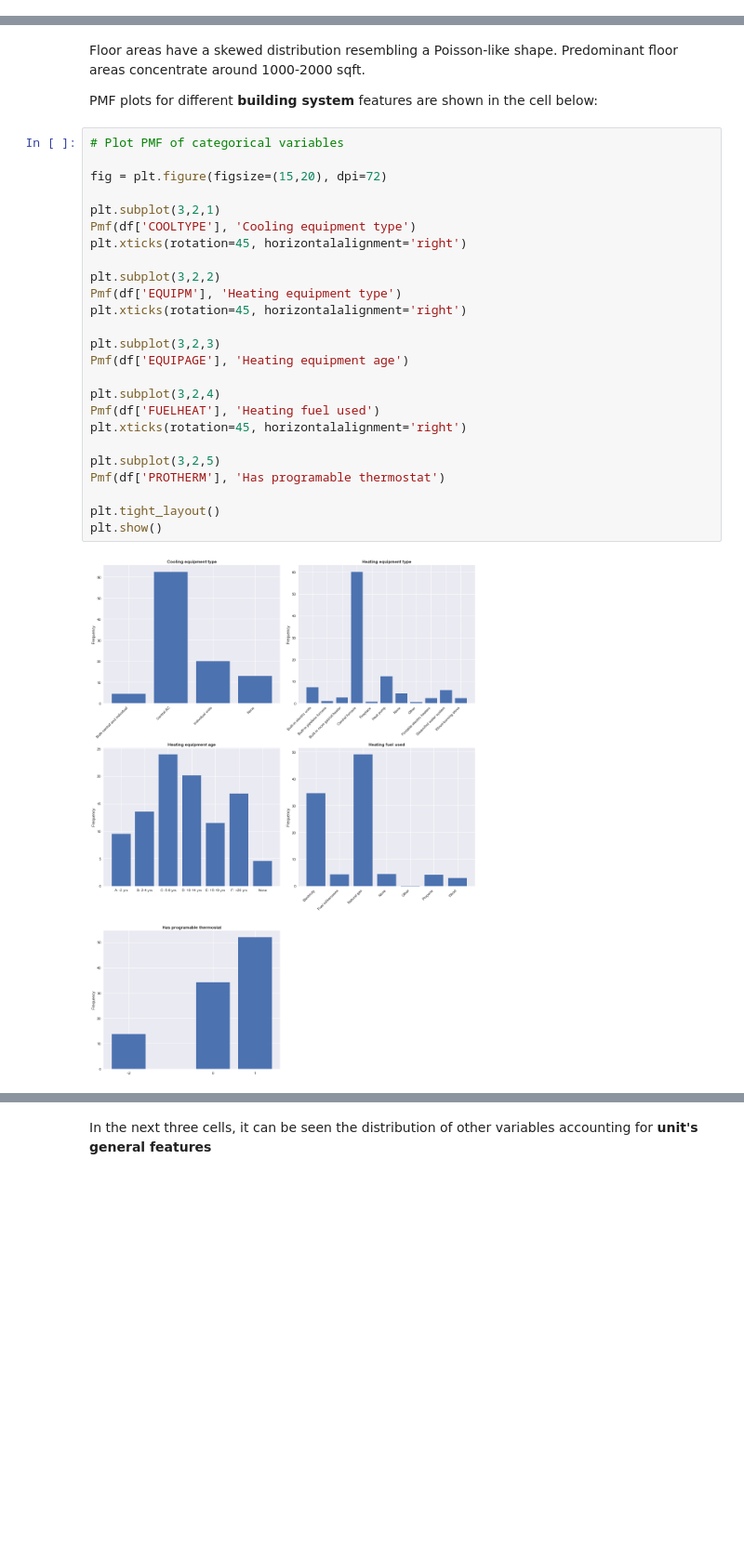
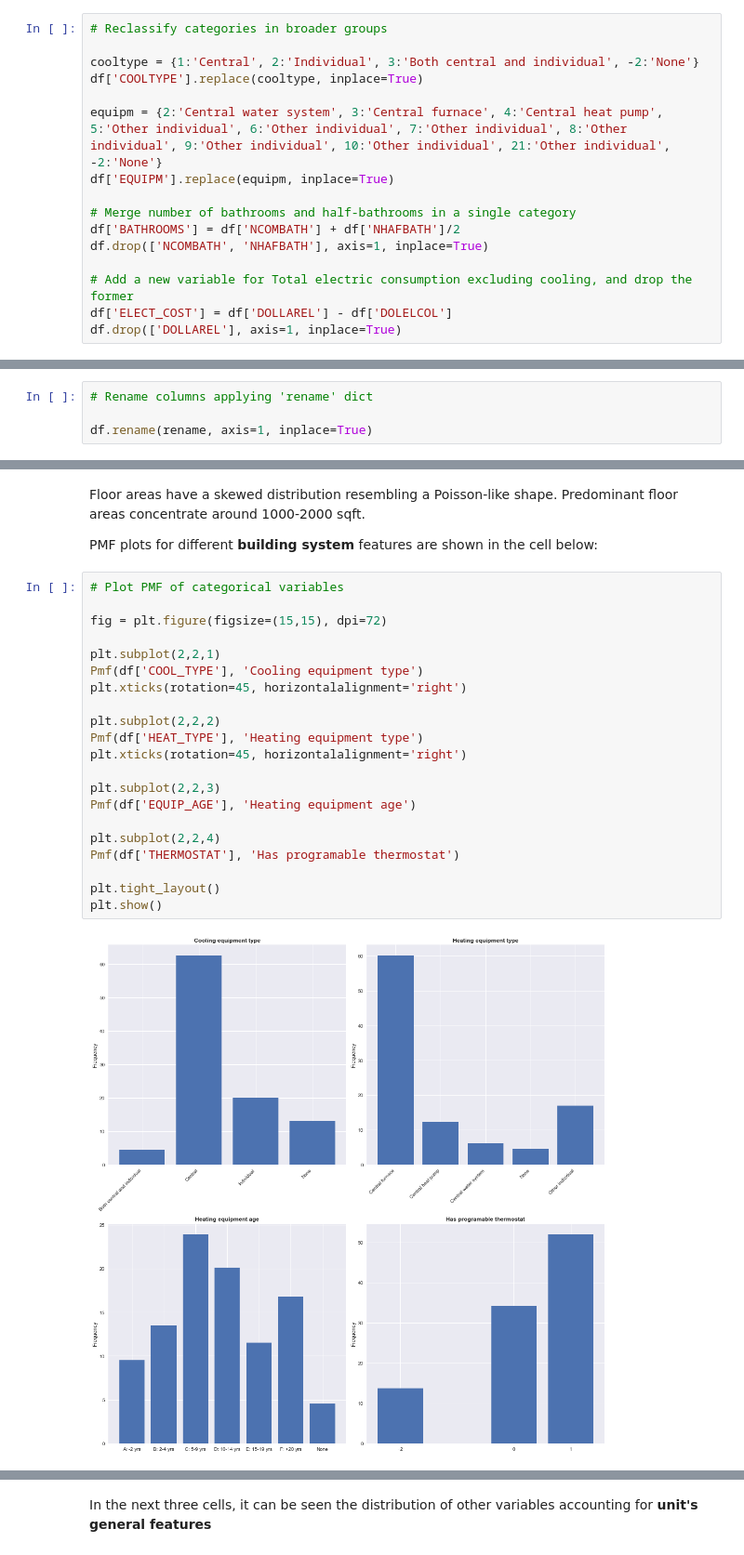
Before and after one commit to jvrnuno/Capstone-2, a Jupyter notebook: notebooks/1A_JNT_collection_and_inspection.ipynb, the cells around one changed output, grey strips where cells are left out. Shown: that part at 93% size. Cells and saved outputs as stored; diff of their text form; blank space fills up the shorter version.

Commit message:
Update code and comments, remove variables

```diff
--- a/notebooks/1A_JNT_collection_and_inspection.ipynb
+++ b/notebooks/1A_JNT_collection_and_inspection.ipynb
@@ -258,0 +209,16 @@ df['YEARMADERANGE'].replace(yearmaderange, inplace=True)
+# %%
+# Reclassify categories in broader groups
+
+cooltype = {1:'Central', 2:'Individual', 3:'Both central and individual', -2:'None'}
+df['COOLTYPE'].replace(cooltype, inplace=True)
+
+equipm = {2:'Central water system', 3:'Central furnace', 4:'Central heat pump', 5:'Other individual', 6:'Other individual', 7:'Other individual', 8:'Other individual', 9:'Other individual', 10:'Other individual', 21:'Other individual', -2:'None'}
+df['EQUIPM'].replace(equipm, inplace=True)
+
+# Merge number of bathrooms and half-bathrooms in a single category
+df['BATHROOMS'] = df['NCOMBATH'] + df['NHAFBATH']/2
+df.drop(['NCOMBATH', 'NHAFBATH'], axis=1, inplace=True)
+
+# Add a new variable for Total electric consumption excluding cooling, and drop the former
+df['ELECT_COST'] = df['DOLLAREL'] - df['DOLELCOL']
+df.drop(['DOLLAREL'], axis=1, inplace=True)
@@ -259 +256,5 @@ df['YEARMADERANGE'].replace(yearmaderange, inplace=True)
+# %%
+# Rename columns applying 'rename' dict
+
+df.rename(rename, axis=1, inplace=True)
 # %% [markdown]
@@ -353,30 +352,26 @@ PMF plots for different **building system** features are shown in the cell below
 # %%
 # Plot PMF of categorical variables
 
-fig = plt.figure(figsize=(15,20), dpi=72)
+fig = plt.figure(figsize=(15,15), dpi=72)
 
-plt.subplot(3,2,1)
-Pmf(df['COOLTYPE'], 'Cooling equipment type')
+plt.subplot(2,2,1)
+Pmf(df['COOL_TYPE'], 'Cooling equipment type')
 plt.xticks(rotation=45, horizontalalignment='right')
 
-plt.subplot(3,2,2)
-Pmf(df['EQUIPM'], 'Heating equipment type')
+plt.subplot(2,2,2)
+Pmf(df['HEAT_TYPE'], 'Heating equipment type')
 plt.xticks(rotation=45, horizontalalignment='right')
 
-plt.subplot(3,2,3)
-Pmf(df['EQUIPAGE'], 'Heating equipment age')
+plt.subplot(2,2,3)
+Pmf(df['EQUIP_AGE'], 'Heating equipment age')
 
-plt.subplot(3,2,4)
-Pmf(df['FUELHEAT'], 'Heating fuel used')
-plt.xticks(rotation=45, horizontalalignment='right')
-
-plt.subplot(3,2,5)
-Pmf(df['PROTHERM'], 'Has programable thermostat')
+plt.subplot(2,2,4)
+Pmf(df['THERMOSTAT'], 'Has programable thermostat')
 
 plt.tight_layout()
 plt.show()
 # %% [output]
-[figure, old version]
+[figure, new version]
 # %% [markdown]
 It can be observed that:
 - An overwhelming mayority of units use central conditioning systems alone or in combination with other type
```
Also changed, not shown: parts of 26 cells of this notebook, 1 other file.
